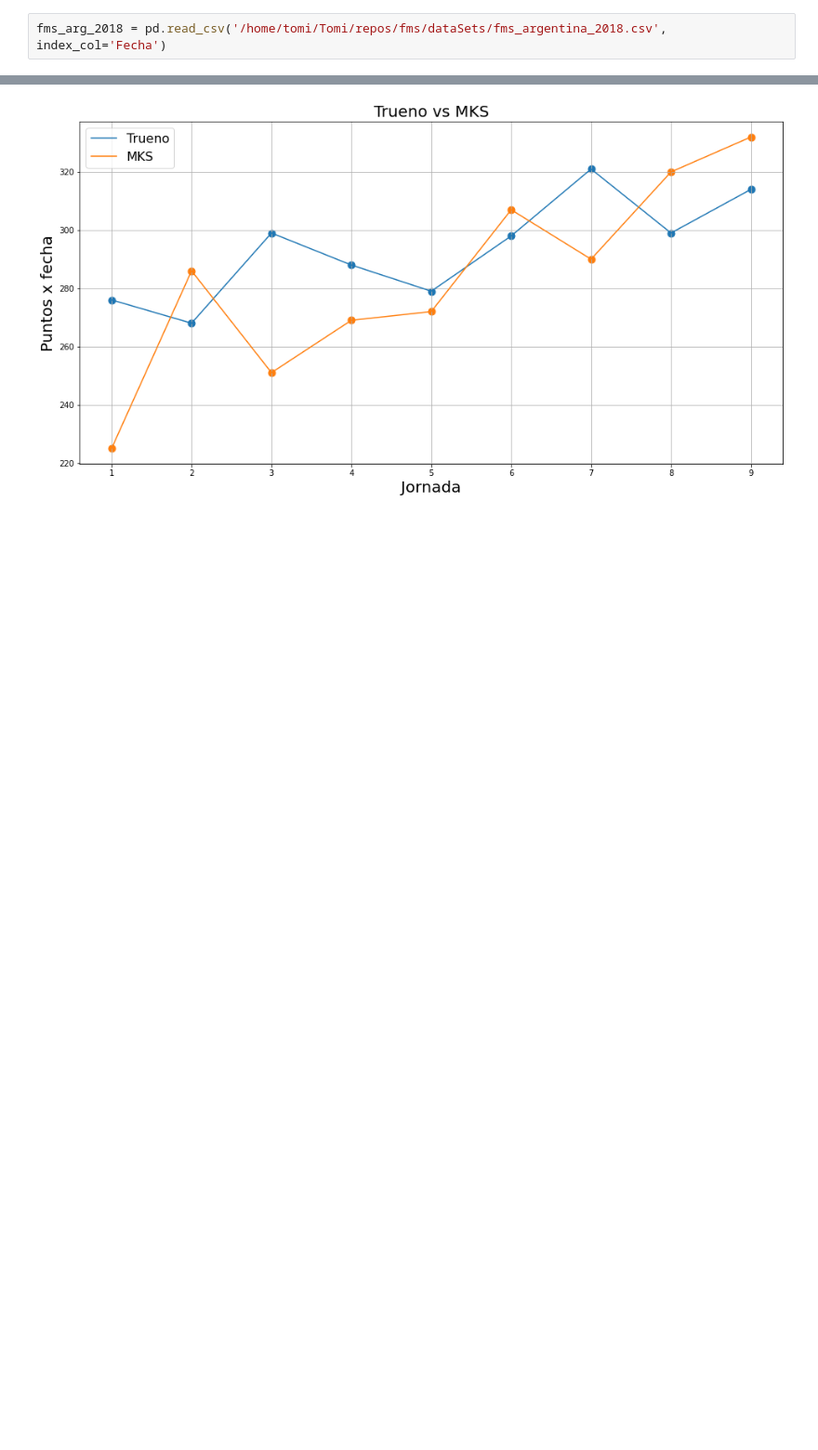
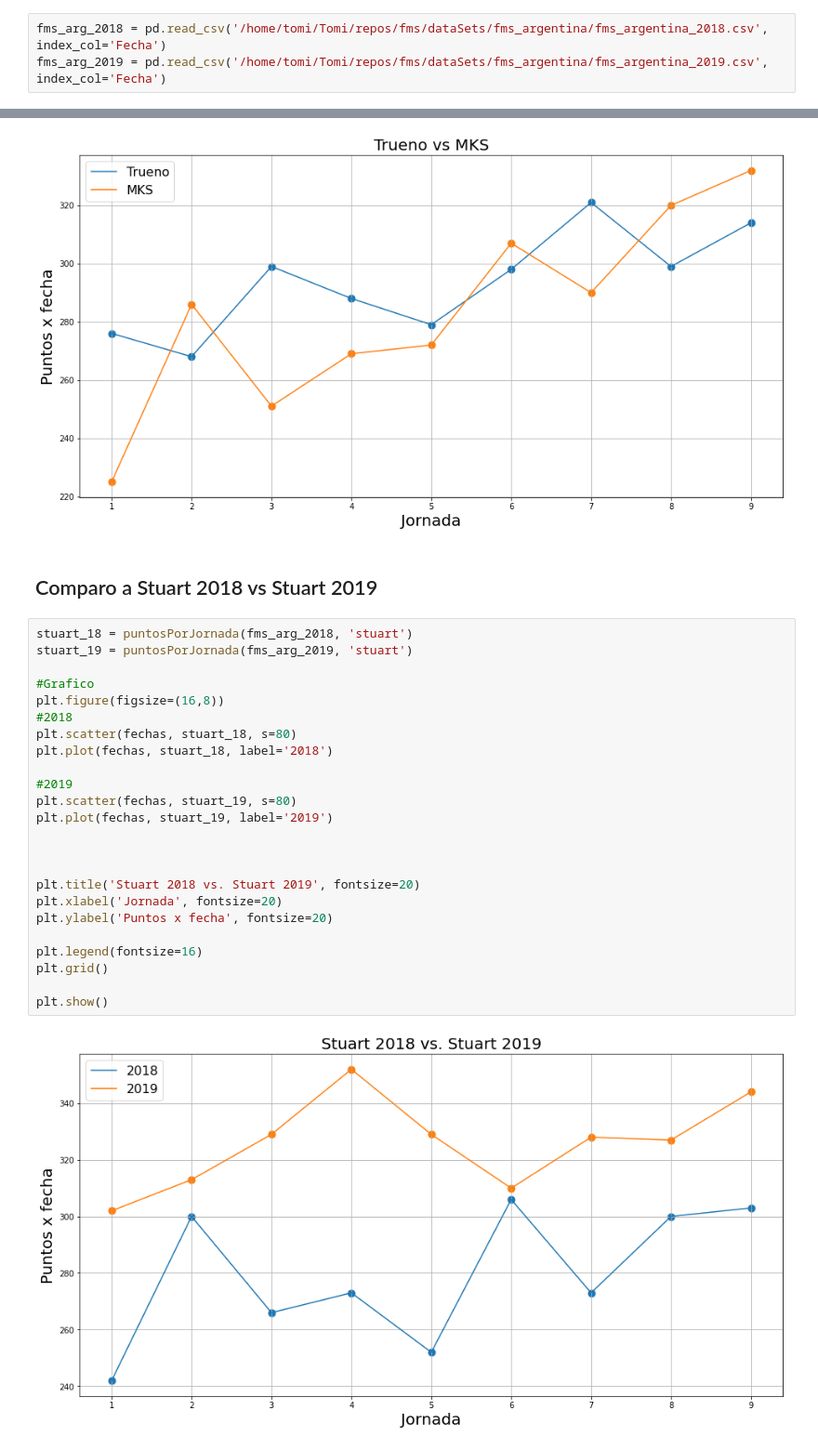
Before and after one commit to tomipalazzo/fms, a Jupyter notebook: notebooks/fms_arg_2018.ipynb, the cells around one changed output, grey strips where cells are left out. Shown: that part at 93% size. Cells and saved outputs as stored; diff of their text form; blank space fills up the shorter version.

Commit message:
Agregando TODOS los datasets y jugado un poco con los plots

```diff
--- a/notebooks/fms_arg_2018.ipynb
+++ b/notebooks/fms_arg_2018.ipynb
@@ -4,4 +4,5 @@ import numpy as np
 import matplotlib.pyplot as plt
 import seaborn as sns
 # %%
-fms_arg_2018 = pd.read_csv('/home/tomi/Tomi/repos/fms/dataSets/fms_argentina_2018.csv', index_col='Fecha')
+fms_arg_2018 = pd.read_csv('/home/tomi/Tomi/repos/fms/dataSets/fms_argentina/fms_argentina_2018.csv', index_col='Fecha')
+fms_arg_2019 = pd.read_csv('/home/tomi/Tomi/repos/fms/dataSets/fms_argentina/fms_argentina_2019.csv', index_col='Fecha')
@@ -59,3 +56,31 @@ plt.grid()
 plt.show()
 # %% [output]
 [figure]
+# %% [markdown]
+## Comparo a Stuart 2018 vs Stuart 2019
+# %%
+stuart_18 = puntosPorJornada(fms_arg_2018, 'stuart')
+stuart_19 = puntosPorJornada(fms_arg_2019, 'stuart')
+
+#Grafico
+plt.figure(figsize=(16,8))
+#2018
+plt.scatter(fechas, stuart_18, s=80)
+plt.plot(fechas, stuart_18, label='2018')
+
+#2019
+plt.scatter(fechas, stuart_19, s=80)
+plt.plot(fechas, stuart_19, label='2019')
+
+
+
+plt.title('Stuart 2018 vs. Stuart 2019', fontsize=20)
+plt.xlabel('Jornada', fontsize=20)
+plt.ylabel('Puntos x fecha', fontsize=20)
+
+plt.legend(fontsize=16)
+plt.grid()
+
+plt.show()
+# %% [output]
+[figure, added]
```
Also changed, not shown: parts of 3 cells of this notebook, 6 other files.
